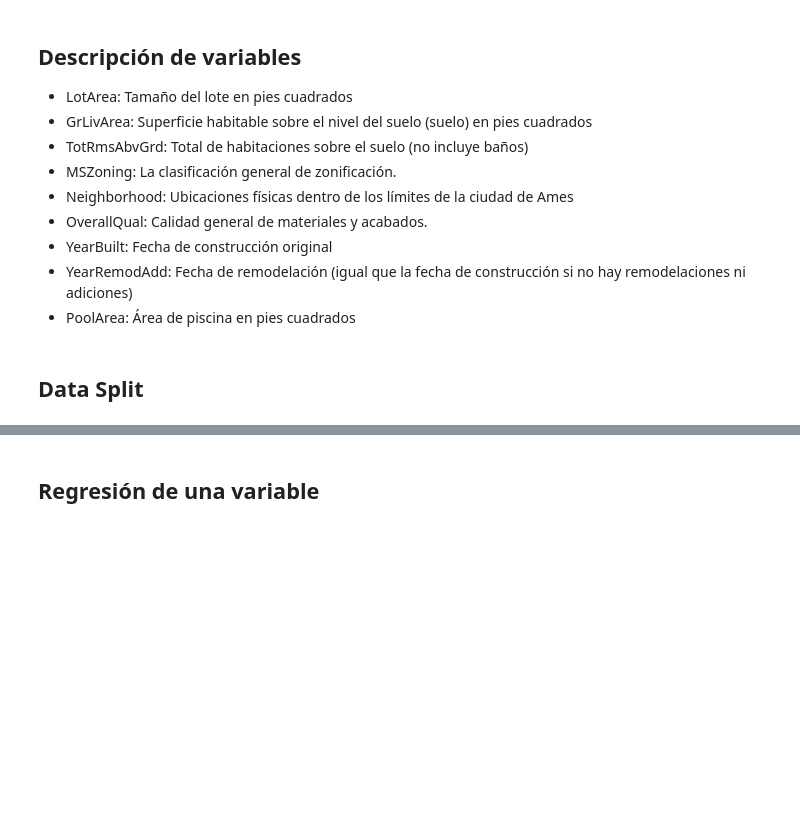
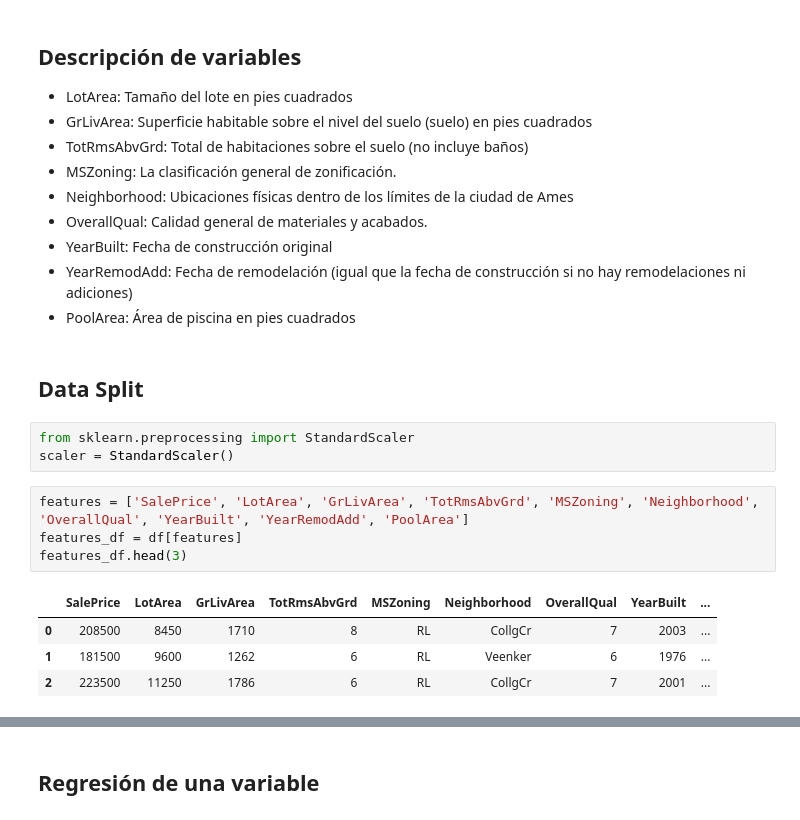
Before and after one commit to bl33h/housePricesRegression, a Jupyter notebook: housePricesRegression.ipynb, the cells around one changed output, grey strips where cells are left out. Drawn from its saved outputs; the diff is of its cells as text; blank space fills up the shorter version.

```diff
--- a/housePricesRegression.ipynb
+++ b/housePricesRegression.ipynb
@@ -104,3 +96,15 @@ plt.show()
 - PoolArea: Área de piscina en pies cuadrados
 # %% [markdown]
 ## Data Split
+# %%
+from sklearn.preprocessing import StandardScaler
+scaler = StandardScaler()
+# %%
+features = ['SalePrice', 'LotArea', 'GrLivArea', 'TotRmsAbvGrd', 'MSZoning', 'Neighborhood', 'OverallQual', 'YearBuilt', 'YearRemodAdd', 'PoolArea']
+features_df = df[features]
+features_df.head(3)
+# %% [output]
+|  | SalePrice | LotArea | GrLivArea | TotRmsAbvGrd | MSZoning | Neighborhood | OverallQual | YearBuilt | ... |
+| 0 | 208500 | 8450 | 1710 | 8 | RL | CollgCr | 7 | 2003 | ... |
+| 1 | 181500 | 9600 | 1262 | 6 | RL | Veenker | 6 | 1976 | ... |
+| 2 | 223500 | 11250 | 1786 | 6 | RL | CollgCr | 7 | 2001 | ... |
```
Also changed, not shown: parts of 12 cells of this notebook.
